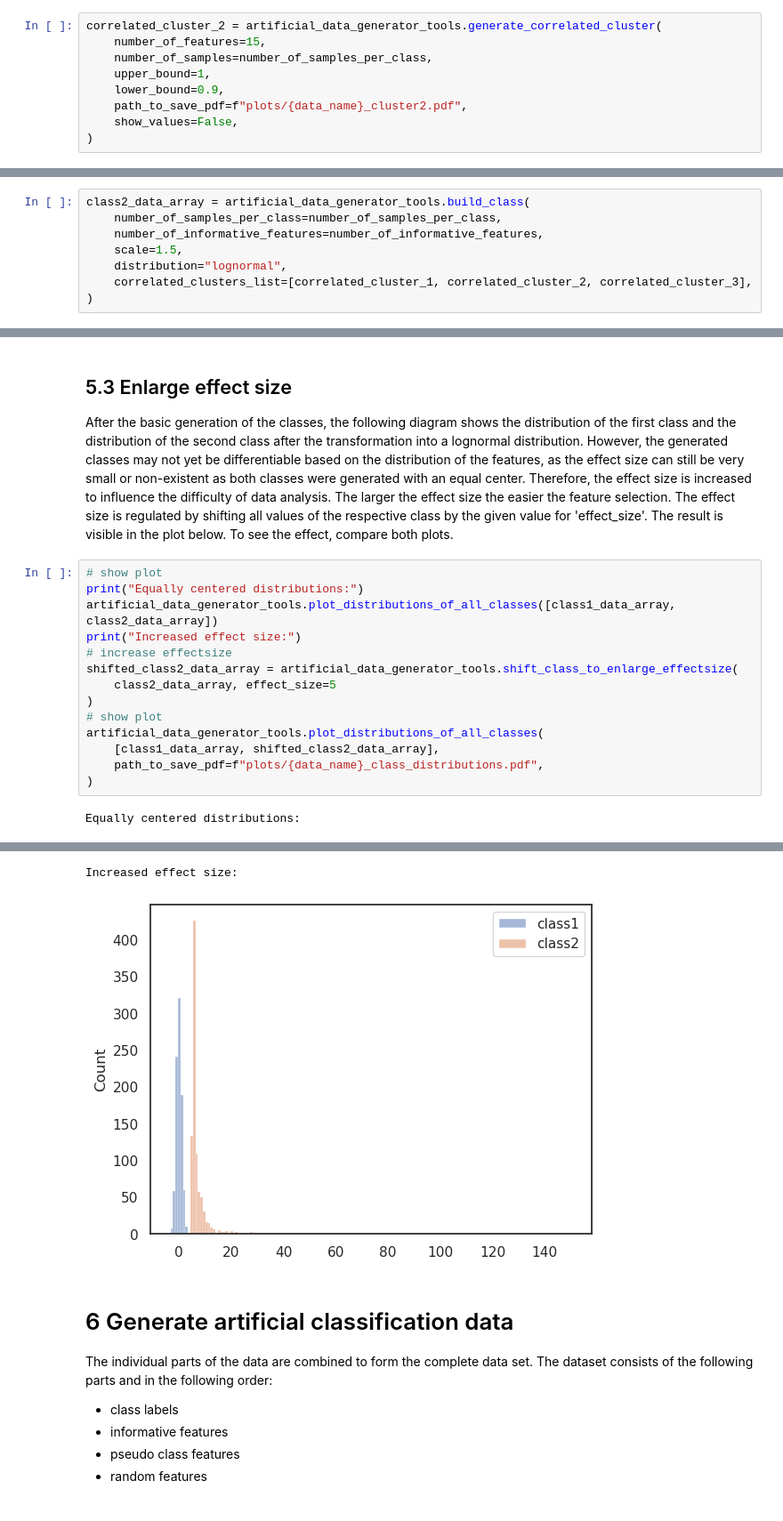
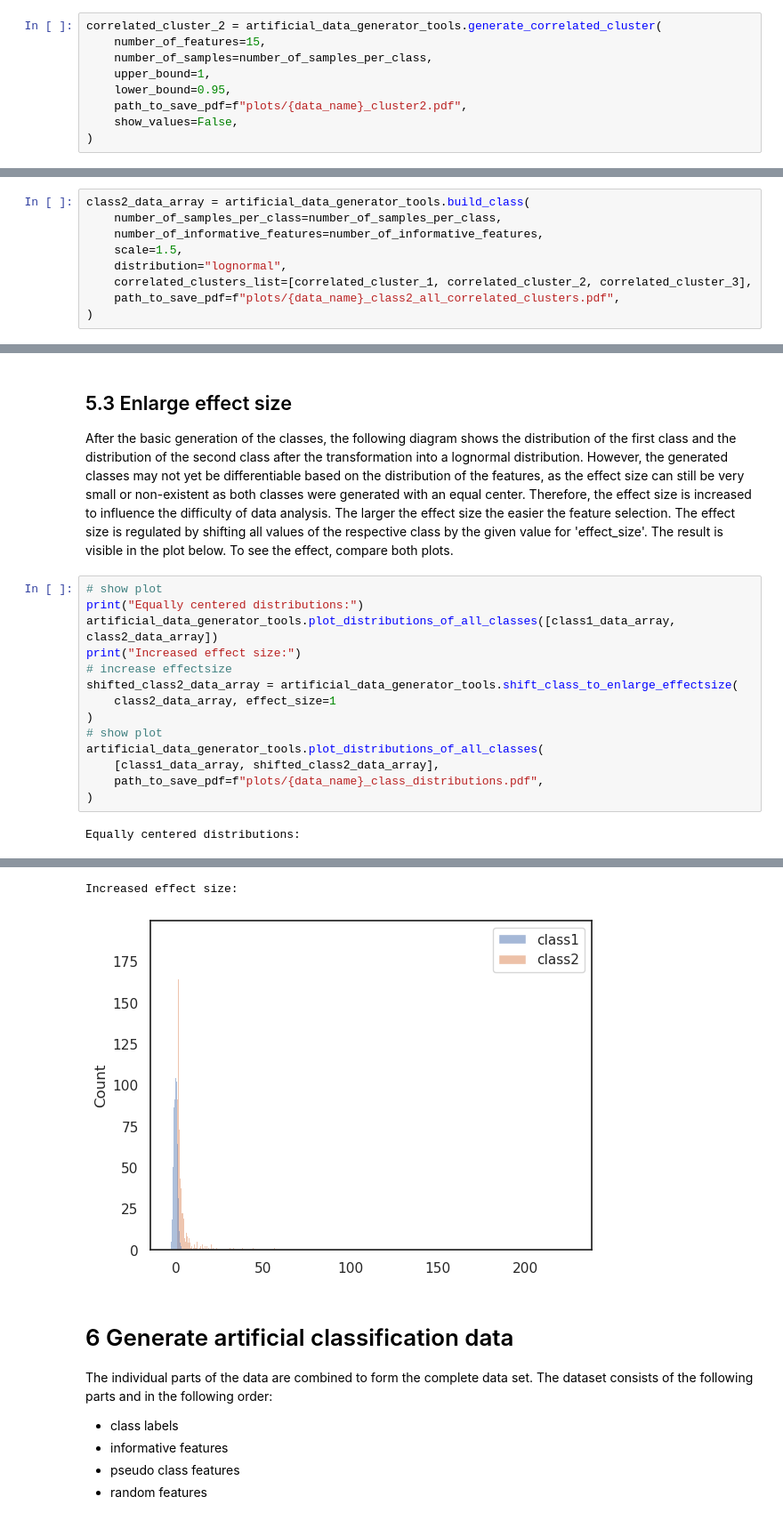
Before and after one commit to sigrun-may/artificial-data-generator, a Jupyter notebook: examples/artificial_biomarker_data_1.ipynb, the cells around one changed output, grey strips where cells are left out. Shown at 89% size. Saved outputs shown, nothing was run; the diff lists cells and outputs as text.

```diff
--- a/examples/artificial_biomarker_data_1.ipynb
+++ b/examples/artificial_biomarker_data_1.ipynb
@@ -90,7 +90,7 @@ correlated_cluster_2 = artificial_data_generator_tools.generate_correlated_clust
     number_of_features=15,
     number_of_samples=number_of_samples_per_class,
     upper_bound=1,
-    lower_bound=0.9,
+    lower_bound=0.95,
     path_to_save_pdf=f"plots/{data_name}_cluster2.pdf",
     show_values=False,
 )
@@ -121,5 +121,6 @@ class2_data_array = artificial_data_generator_tools.build_class(
     scale=1.5,
     distribution="lognormal",
     correlated_clusters_list=[correlated_cluster_1, correlated_cluster_2, correlated_cluster_3],
+    path_to_save_pdf=f"plots/{data_name}_class2_all_correlated_clusters.pdf",
 )
 # %% [output]
@@ -138,7 +135,7 @@ artificial_data_generator_tools.plot_distributions_of_all_classes([class1_data_a
 print("Increased effect size:")
 # increase effectsize
 shifted_class2_data_array = artificial_data_generator_tools.shift_class_to_enlarge_effectsize(
-    class2_data_array, effect_size=5
+    class2_data_array, effect_size=1
 )
 # show plot
 artificial_data_generator_tools.plot_distributions_of_all_classes(
@@ -151,5 +148,5 @@ Equally centered distributions:
 Increased effect size:
-[figure, old version]
+[figure, new version]
 # %% [markdown]
 # 6 Generate artificial classification data
 The individual parts of the data are combined to form the complete data set. The dataset consists of the following parts and in the following order:
```
Also changed, not shown: parts of 7 cells of this notebook.
